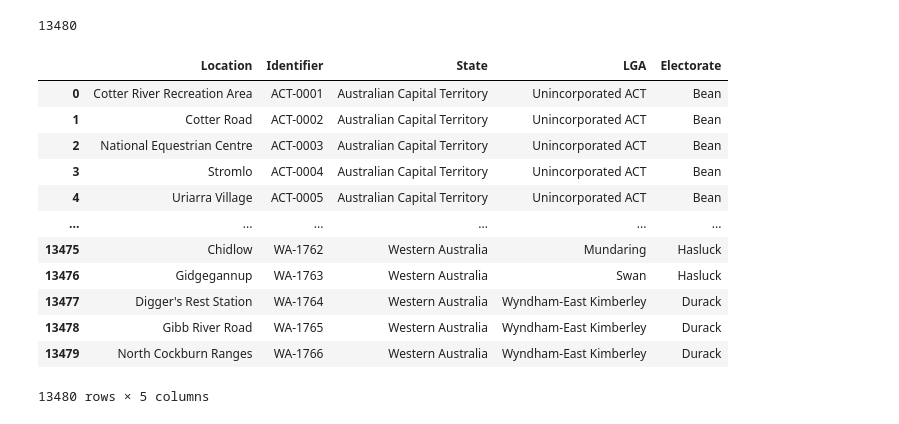
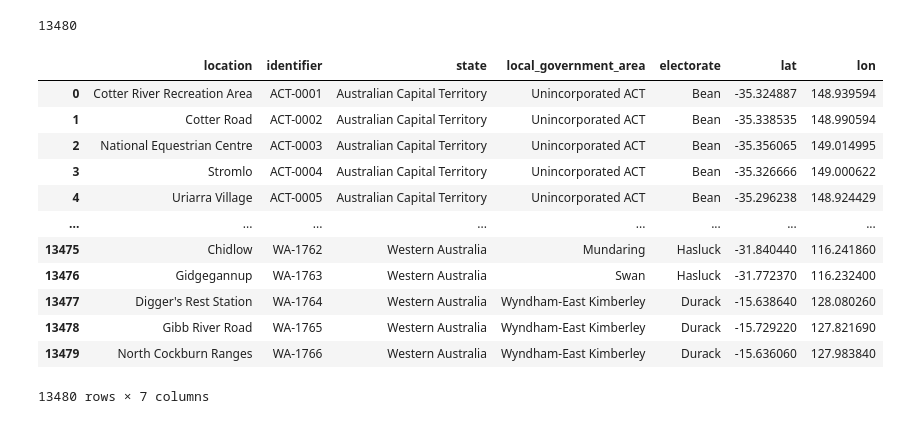
Before and after one commit to LP-116/ETL-Project, a Jupyter notebook: Blackspot_data.ipynb, the cells around one changed output. Drawn from its saved outputs; the diff is of its cells as text; code cells hidden in the pictures.

```diff
--- a/Blackspot_data.ipynb
+++ b/Blackspot_data.ipynb
@@ -33,6 +33,8 @@ identifier = []
 state = []
 lga = []
 electorate = []
+latitude = []
+longitude = []
 
 url_query = "https://data.gov.au/data/api/3/action/datastore_search?resource_id=c6b211ad-3aa2-4f53-8427-01b52a6433a7&offset=0&limit=14000"
 
@@ -53,20 +55,20 @@ length
 # %% [output]
 13480
 # %%
-blackspot_df = pd.DataFrame({"Location": location, "Identifier": identifier, "State": state, "LGA": lga, "Electorate":
-                            electorate})
+blackspot_df = pd.DataFrame({"location": location, "identifier": identifier, "state": state, "local_government_area": lga, "electorate":
+                            electorate, "lat": latitude, "lon": longitude})
 blackspot_df
 # %% [output]
-|  | Location | Identifier | State | LGA | Electorate |
-| 0 | Cotter River Recreation Area | ACT-0001 | Australian Capital Territory | Unincorporated ACT | Bean |
-| 1 | Cotter Road | ACT-0002 | Australian Capital Territory | Unincorporated ACT | Bean |
-| 2 | National Equestrian Centre | ACT-0003 | Australian Capital Territory | Unincorporated ACT | Bean |
-| 3 | Stromlo | ACT-0004 | Australian Capital Territory | Unincorporated ACT | Bean |
-| 4 | Uriarra Village | ACT-0005 | Australian Capital Territory | Unincorporated ACT | Bean |
-| ... | ... | ... | ... | ... | ... |
-| 13475 | Chidlow | WA-1762 | Western Australia | Mundaring | Hasluck |
-| 13476 | Gidgegannup | WA-1763 | Western Australia | Swan | Hasluck |
-| 13477 | Digger's Rest Station | WA-1764 | Western Australia | Wyndham-East Kimberley | Durack |
-| 13478 | Gibb River Road | WA-1765 | Western Australia | Wyndham-East Kimberley | Durack |
-| 13479 | North Cockburn Ranges | WA-1766 | Western Australia | Wyndham-East Kimberley | Durack |
+|  | location | identifier | state | local_government_area | electorate | lat | lon |
+| 0 | Cotter River Recreation Area | ACT-0001 | Australian Capital Territory | Unincorporated ACT | Bean | -35.324887 | 148.939594 |
+| 1 | Cotter Road | ACT-0002 | Australian Capital Territory | Unincorporated ACT | Bean | -35.338535 | 148.990594 |
+| 2 | National Equestrian Centre | ACT-0003 | Australian Capital Territory | Unincorporated ACT | Bean | -35.356065 | 149.014995 |
+| 3 | Stromlo | ACT-0004 | Australian Capital Territory | Unincorporated ACT | Bean | -35.326666 | 149.000622 |
+| 4 | Uriarra Village | ACT-0005 | Australian Capital Territory | Unincorporated ACT | Bean | -35.296238 | 148.924429 |
+| ... | ... | ... | ... | ... | ... | ... | ... |
+| 13475 | Chidlow | WA-1762 | Western Australia | Mundaring | Hasluck | -31.840440 | 116.241860 |
+| 13476 | Gidgegannup | WA-1763 | Western Australia | Swan | Hasluck | -31.772370 | 116.232400 |
+| 13477 | Digger's Rest Station | WA-1764 | Western Australia | Wyndham-East Kimberley | Durack | -15.638640 | 128.080260 |
+| 13478 | Gibb River Road | WA-1765 | Western Australia | Wyndham-East Kimberley | Durack | -15.729220 | 127.821690 |
+| 13479 | North Cockburn Ranges | WA-1766 | Western Australia | Wyndham-East Kimberley | Durack | -15.636060 | 127.983840 |
-13480 rows × 5 columns
+13480 rows × 7 columns
```
Also changed, not shown: parts of 5 cells of this notebook, 3 other files.
